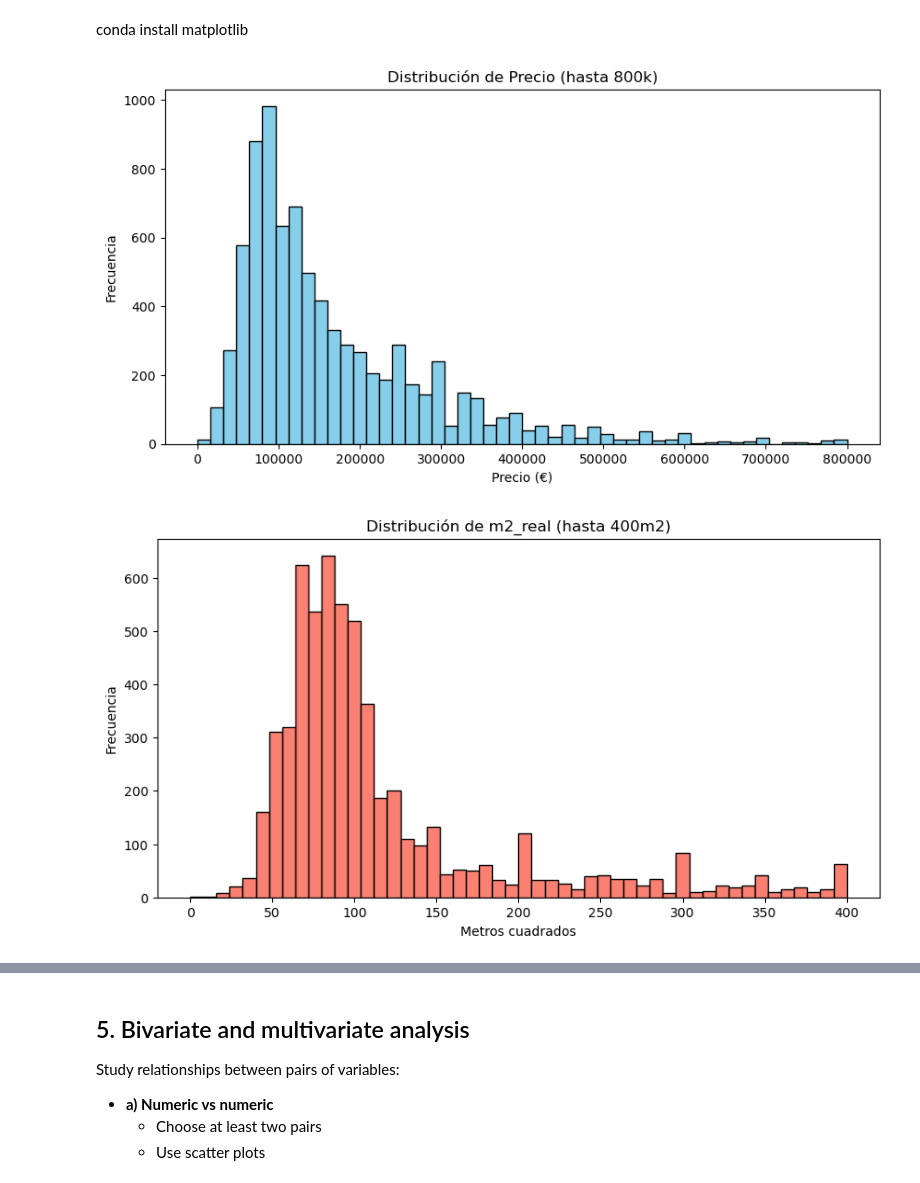
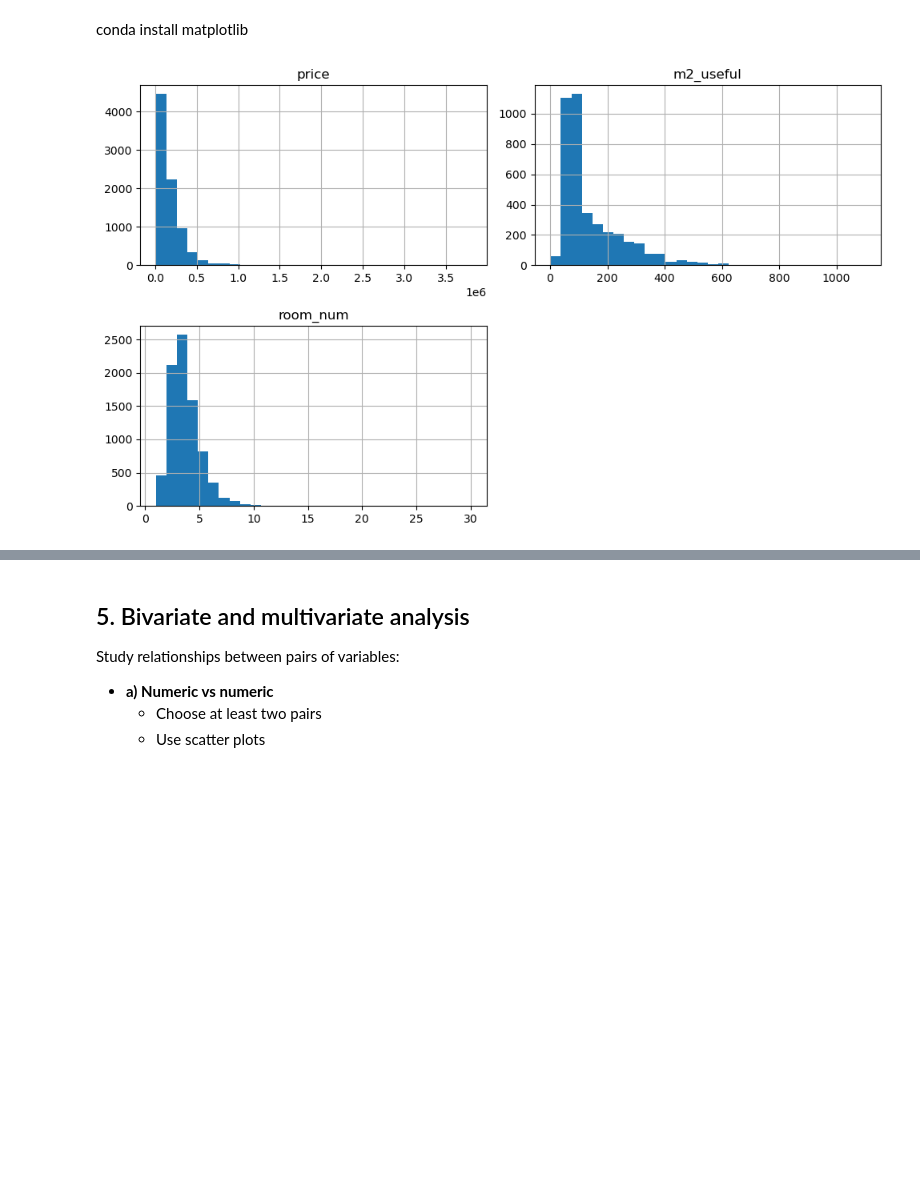
Before and after one commit to pauladata13/dataExploratory-, a Jupyter notebook: task_2.4_EDA_Housing_coruna.ipynb, the cells around one changed output, grey strips where cells are left out. Cells and saved outputs as stored; diff of their text form; code cells hidden in the pictures; blank space fills up the shorter version.

```diff
--- a/task_2.4_EDA_Housing_coruna.ipynb
+++ b/task_2.4_EDA_Housing_coruna.ipynb
@@ -116,5 +161,0 @@ df.describe()
-# %%
-cols_to_numeric = ["price", "m2_useful", "room_num", "bath_num"]
-
-for col in cols_to_numeric:
-    df[col] = pd.to_numeric(df[col], errors="coerce")
@@ -169 +191,6 @@ Se seleccionaron las variables price, m2_real, m2_useful, bath_num y room_num po
+# %%
+cols_numeric = ["price", "room_num", "bath_num", "m2_real", "m2_useful"]
+
+for col in cols_numeric:
+    df[col] = pd.to_numeric(df[col], errors="coerce")
 # %%
@@ -218,33 +229,11 @@ Analyze individual variables:
 conda install matplotlib
 # %%
 import matplotlib.pyplot as plt
-import pandas as pd
 
-df['price'] = pd.to_numeric(df['price'], errors='coerce')
-df['m2_real'] = pd.to_numeric(df['m2_real'], errors='coerce')
-df['room_num'] = pd.to_numeric(df['room_num'], errors='coerce')
+variables = ["price", "m2_useful", "room_num"]
 
-plt.figure(figsize=(10, 5))
-plt.hist(df['price'].dropna(), bins=50, range=(0, 800000), color='skyblue', edgecolor='black')
-plt.title("Distribución de Precio (hasta 800k)")
-plt.xlabel("Precio (€)")
-plt.ylabel("Frecuencia")
-plt.ticklabel_format(style='plain', axis='x')
+df[variables].hist(bins=30, figsize=(10, 6))
+plt.tight_layout()
 plt.show()
-
-plt.figure(figsize=(10, 5))
-plt.hist(df['m2_real'].dropna(), bins=50, range=(0, 400), color='salmon', edgecolor='black')
-plt.title("Distribución de m2_real (hasta 400m2)")
-plt.xlabel("Metros cuadrados")
-plt.ylabel("Frecuencia")
-plt.show()
-
-plt.figure(figsize=(10, 5))
-plt.hist(df['room_num'].dropna(), bins=10, range=(0, 10), color='lightgreen', edgecolor='black')
-plt.title("Distribución de Habitaciones")
-plt.xlabel("Número de habitaciones")
-plt.ylabel("Frecuencia")
-plt.show()
 # %% [output]
-[figure, old version]
+[figure, new version]
-[figure, removed]
```
Also changed, not shown: parts of 39 cells of this notebook.
